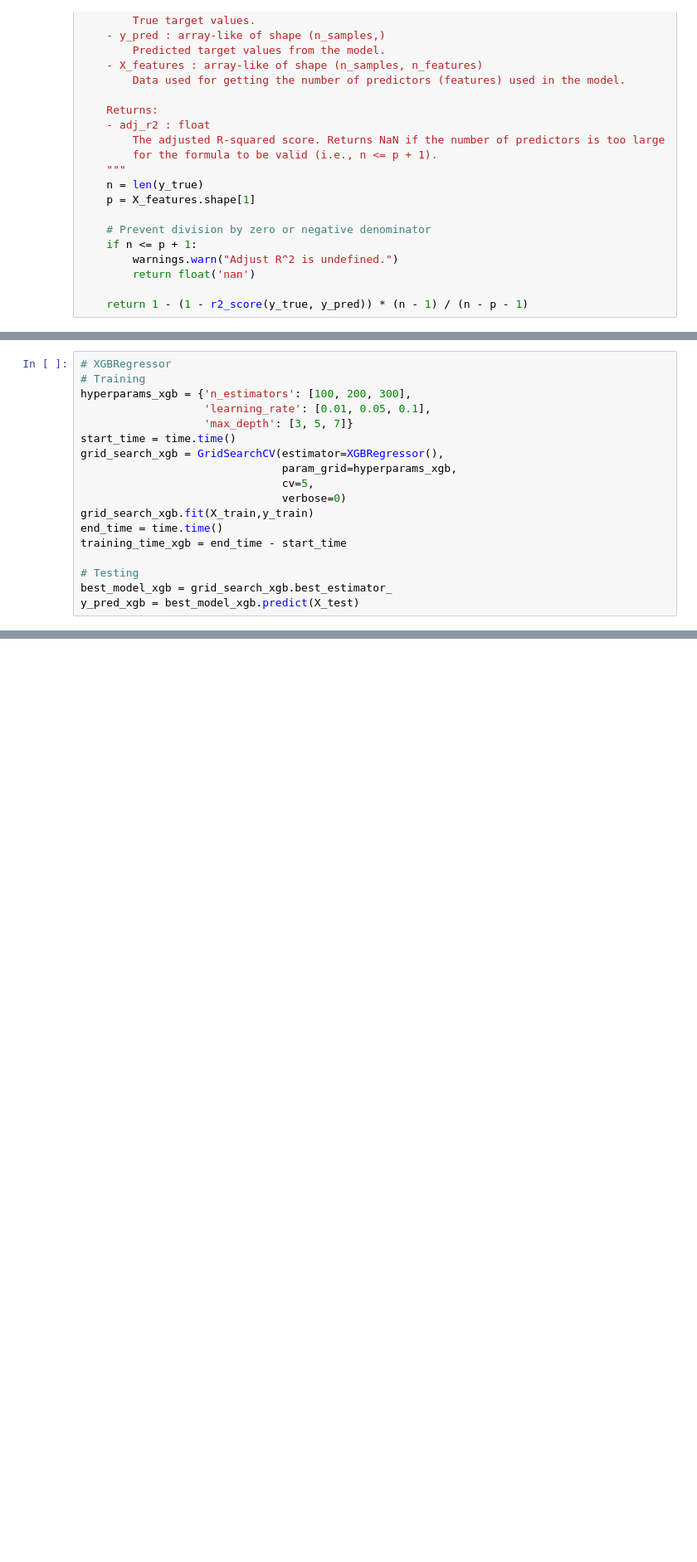
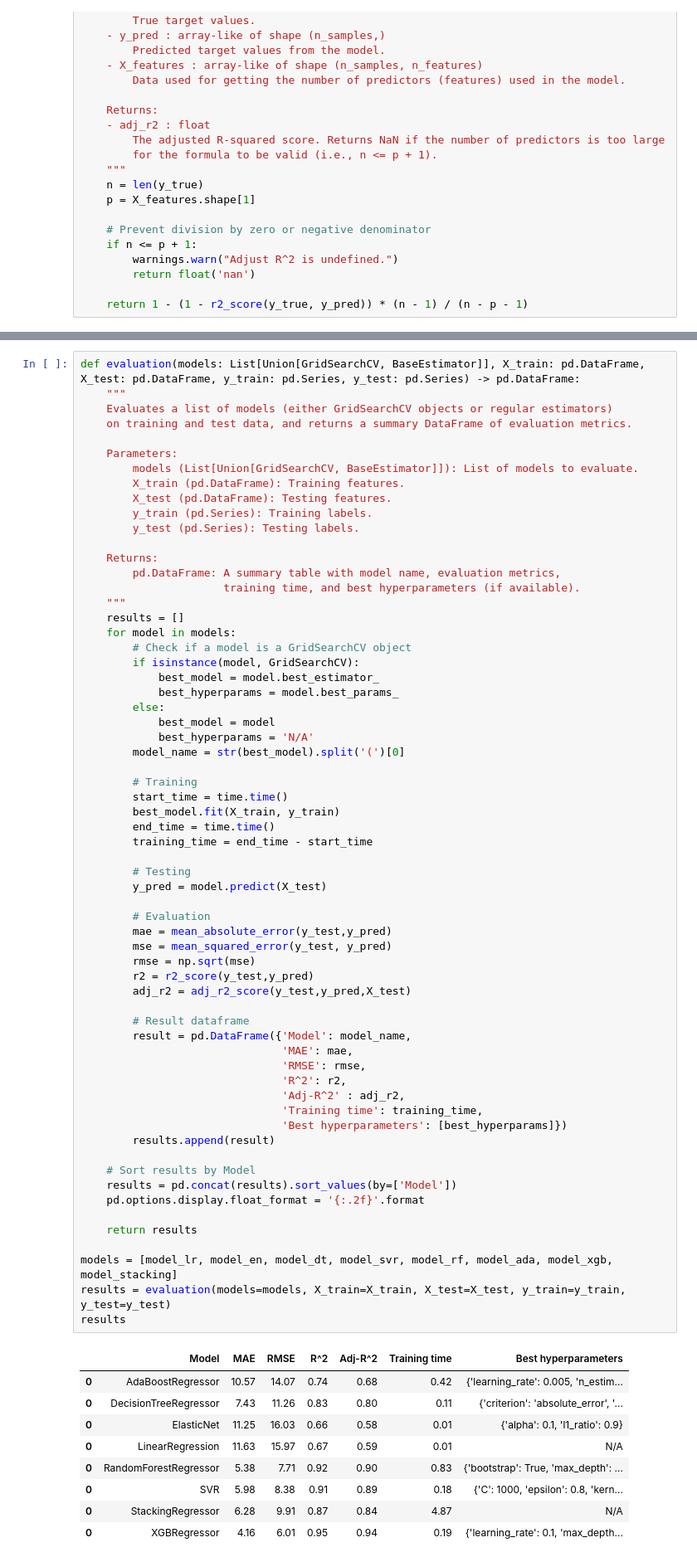
Before and after one commit to somnio-kimm/electricity_consumption_prediction, a Jupyter notebook: electricity_consumption_prediction.ipynb, the cells around one changed output, grey strips where cells are left out. Shown at 83% size. Drawn from its saved outputs; the diff is of its cells as text; blank space fills up the shorter version.

Commit message:
evaluation function

```diff
--- a/electricity_consumption_prediction.ipynb
+++ b/electricity_consumption_prediction.ipynb
@@ -766,18 +831,0 @@ Training time:  7.3099
-# %%
-# XGBRegressor
-# Training
-hyperparams_xgb = {'n_estimators': [100, 200, 300],
-				   'learning_rate': [0.01, 0.05, 0.1],
-				   'max_depth': [3, 5, 7]}
-start_time = time.time()
-grid_search_xgb = GridSearchCV(estimator=XGBRegressor(),
-							   param_grid=hyperparams_xgb,
-							   cv=5,
-							   verbose=0)
-grid_search_xgb.fit(X_train,y_train)
-end_time = time.time()
-training_time_xgb = end_time - start_time
-
-# Testing
-best_model_xgb = grid_search_xgb.best_estimator_
-y_pred_xgb = best_model_xgb.predict(X_test)
@@ -896,3 +832,76 @@ result_model
+# %%
+def evaluation(models: List[Union[GridSearchCV, BaseEstimator]], X_train: pd.DataFrame, X_test: pd.DataFrame, y_train: pd.Series, y_test: pd.Series) -> pd.DataFrame:
+	"""
+    Evaluates a list of models (either GridSearchCV objects or regular estimators)
+    on training and test data, and returns a summary DataFrame of evaluation metrics.
+
+    Parameters:
+        models (List[Union[GridSearchCV, BaseEstimator]]): List of models to evaluate.
+        X_train (pd.DataFrame): Training features.
+        X_test (pd.DataFrame): Testing features.
+        y_train (pd.Series): Training labels.
+        y_test (pd.Series): Testing labels.
+
+    Returns:
+        pd.DataFrame: A summary table with model name, evaluation metrics,
+                      training time, and best hyperparameters (if available).
+    """
+	results = []
+	for model in models:
+		# Check if a model is a GridSearchCV object
+		if isinstance(model, GridSearchCV):
+			best_model = model.best_estimator_
+			best_hyperparams = model.best_params_
+		else:
+			best_model = model
+			best_hyperparams = 'N/A'
+		model_name = str(best_model).split('(')[0]
+
+		# Training
+		start_time = time.time()
+		best_model.fit(X_train, y_train)
+		end_time = time.time()
+		training_time = end_time - start_time
+
+		# Testing
+		y_pred = model.predict(X_test)
+
+		# Evaluation
+		mae = mean_absolute_error(y_test,y_pred)
+		mse = mean_squared_error(y_test, y_pred)
+		rmse = np.sqrt(mse)
+		r2 = r2_score(y_test,y_pred)
+		adj_r2 = adj_r2_score(y_test,y_pred,X_test)
+
+		# Result dataframe
+		result = pd.DataFrame({'Model': model_name,
+							   'MAE': mae,
+							   'RMSE': rmse,
+							   'R^2': r2,
+							   'Adj-R^2' : adj_r2,
+							   'Training time': training_time,
+							   'Best hyperparameters': [best_hyperparams]})
+		results.append(result)
+
+	# Sort results by Model
+	results = pd.concat(results).sort_values(by=['Model'])
+	pd.options.display.float_format = '{:.2f}'.format
+
+	return results
+
+models = [model_lr, model_en, model_dt, model_svr, model_rf, model_ada, model_xgb, model_stacking]
+results = evaluation(models=models, X_train=X_train, X_test=X_test, y_train=y_train, y_test=y_test)
+results
+# %% [output]
+|  | Model | MAE | RMSE | R^2 | Adj-R^2 | Training time | Best hyperparameters |
+| 0 | AdaBoostRegressor | 10.57 | 14.07 | 0.74 | 0.68 | 0.42 | {'learning_rate': 0.005, 'n_estim... |
+| 0 | DecisionTreeRegressor | 7.43 | 11.26 | 0.83 | 0.80 | 0.11 | {'criterion': 'absolute_error', '... |
+| 0 | ElasticNet | 11.25 | 16.03 | 0.66 | 0.58 | 0.01 | {'alpha': 0.1, 'l1_ratio': 0.9} |
+| 0 | LinearRegression | 11.63 | 15.97 | 0.67 | 0.59 | 0.01 | N/A |
+| 0 | RandomForestRegressor | 5.38 | 7.71 | 0.92 | 0.90 | 0.83 | {'bootstrap': True, 'max_depth': ... |
+| 0 | SVR | 5.98 | 8.38 | 0.91 | 0.89 | 0.18 | {'C': 1000, 'epsilon': 0.8, 'kern... |
+| 0 | StackingRegressor | 6.28 | 9.91 | 0.87 | 0.84 | 4.87 | N/A |
+| 0 | XGBRegressor | 4.16 | 6.01 | 0.95 | 0.94 | 0.19 | {'learning_rate': 0.1, 'max_depth... |
 # %% [markdown]
 ### **Neural Network**
 
```
Also changed, not shown: parts of 41 cells of this notebook, 1 other file.
